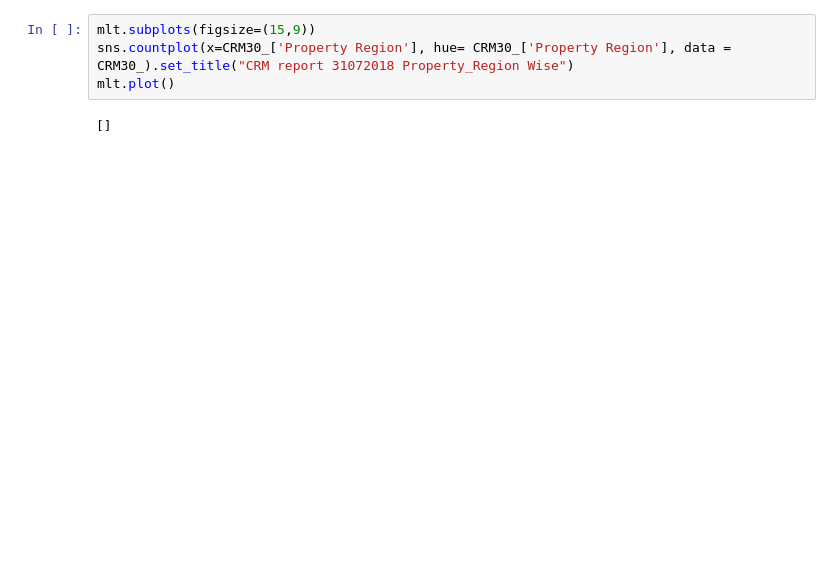
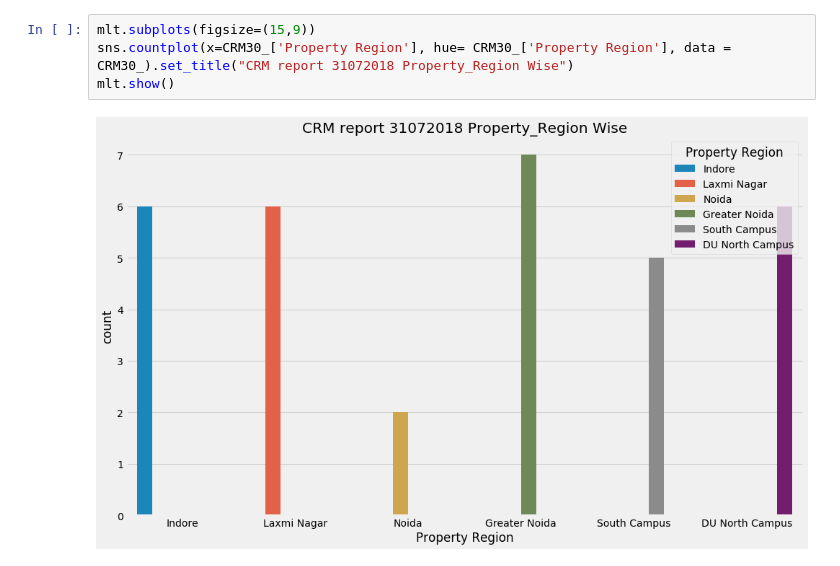
Before and after one commit to nerdyk3/placio_financial, a Jupyter notebook: CRM04_Aug.ipynb, the cells around one changed output. Drawn from its saved outputs; the diff is of its cells as text; blank space fills up the shorter version.

```diff
--- a/CRM04_Aug.ipynb
+++ b/CRM04_Aug.ipynb
@@ -130,9 +130,9 @@ Name: Assigned to, dtype: int64
 # %%
 mlt.subplots(figsize=(15,9))
 sns.countplot(x=CRM30_['Property Region'], hue= CRM30_['Property Region'], data = CRM30_).set_title("CRM report 31072018 Property_Region Wise")
-mlt.plot()
+mlt.show()
 # %% [output]
-[]
+[figure, added]
 # %%
 mlt.subplots(figsize=(30,9))
 sns.countplot(x=CRM30_['Assigned to'], hue= CRM30_['Assigned to'], data = CRM30_).set_title("CRM report 31072018 Assigned to")
```
Also changed, not shown: parts of 7 cells of this notebook, 13 other files.
